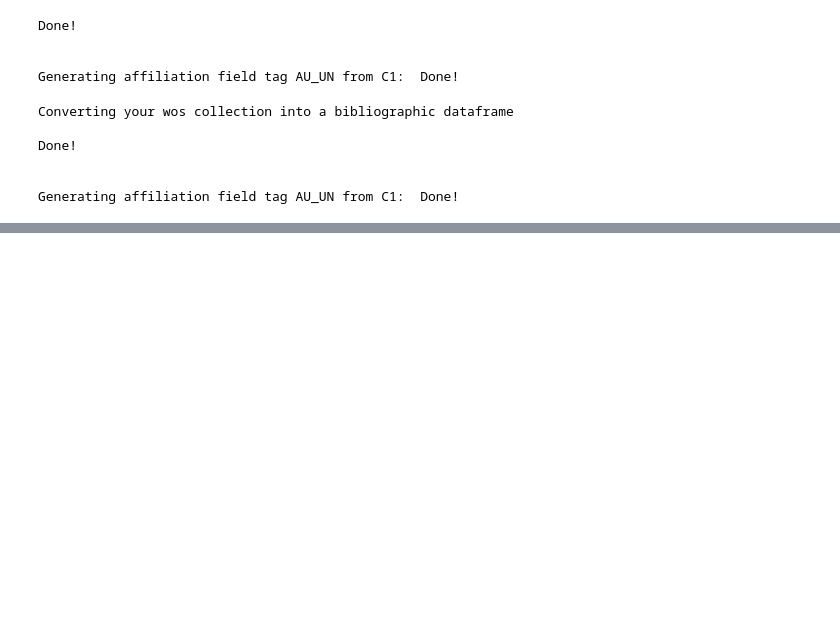
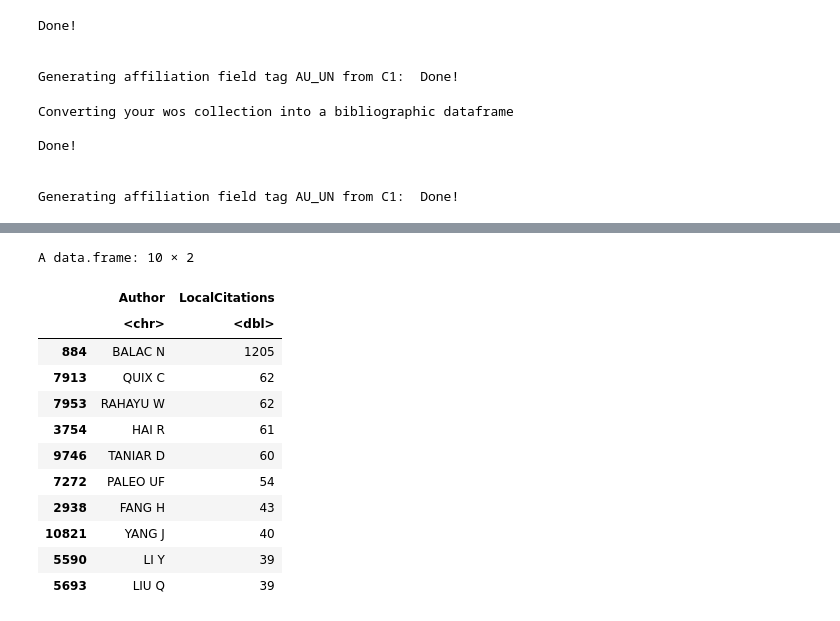
Before and after one commit to silvio-estat/TEMAC, a Jupyter notebook: bibliometrix/analise_bibliometrix.ipynb, the cells around one changed output, grey strips where cells are left out. Cells and saved outputs as stored; diff of their text form; code cells hidden in the pictures; blank space fills up the shorter version.

```diff
--- a/bibliometrix/analise_bibliometrix.ipynb
+++ b/bibliometrix/analise_bibliometrix.ipynb
@@ -87,0 +124,20 @@ getwd()
+# %%
+# Calcula as citações locais
+citacoes_locais <- localCitations(M_scopus, sep = ";")
+
+# Mostra o top 10 dos autores com mais citações locais
+head(citacoes_locais$Authors, 10)
+# %% [output]
+A data.frame: 10 × 2
+|  | Author | LocalCitations |
+|  | <chr> | <dbl> |
+| 884 | BALAC N | 1205 |
+| 7913 | QUIX C | 62 |
+| 7953 | RAHAYU W | 62 |
+| 3754 | HAI R | 61 |
+| 9746 | TANIAR D | 60 |
+| 7272 | PALEO UF | 54 |
+| 2938 | FANG H | 43 |
+| 10821 | YANG J | 40 |
+| 5590 | LI Y | 39 |
+| 5693 | LIU Q | 39 |
```
Also changed, not shown: parts of 13 cells of this notebook, 1 other file.
